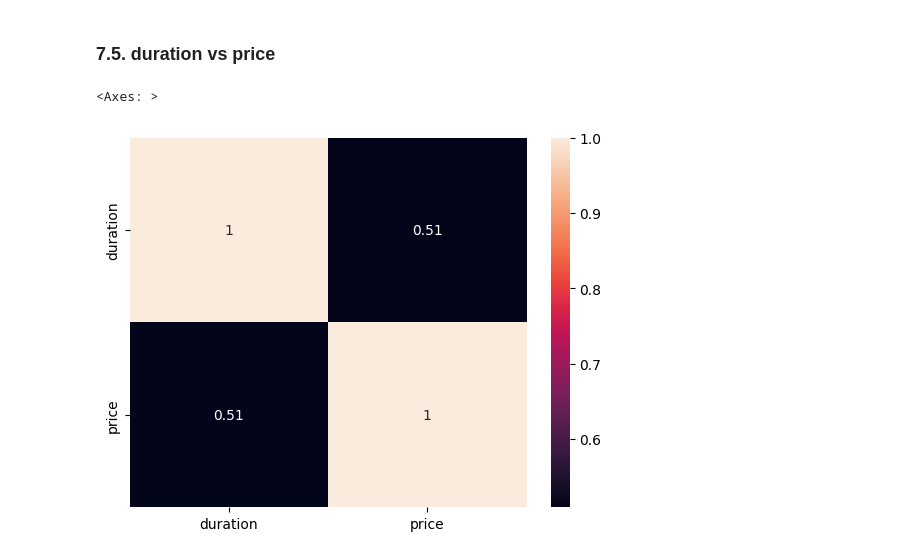
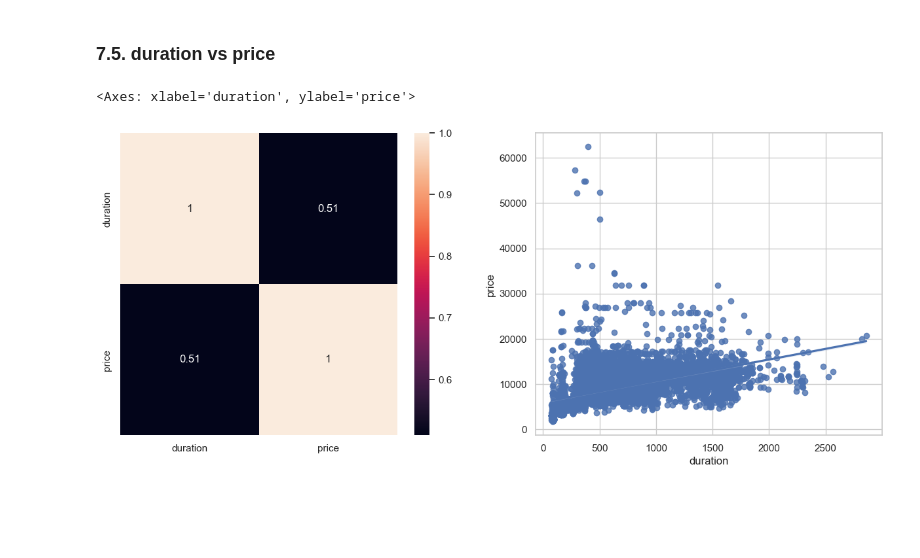
Before and after one commit to PRSOUBHAGYA/flights-price-prediction-sagemaker, a Jupyter notebook: notebook/eda.ipynb, the cells around one changed output. Cells and saved outputs as stored; diff of their text form; code cells hidden in the pictures; blank space fills up the shorter version.

```diff
--- a/notebook/eda.ipynb
+++ b/notebook/eda.ipynb
@@ -524,7 +524,12 @@ plt.show()
 # %% [markdown]
 ### 7.5. duration vs price
 # %%
-sns.heatmap(train_df[['duration','price']].corr(),annot=True,)
+sns.set_theme(style="whitegrid")
+plt.figure(figsize=(15,6))
+plt.subplot(1,2,1)
+sns.heatmap(train_df[['duration','price']].corr(),annot=True)
+plt.subplot(1,2,2)
+sns.regplot(train_df,x='duration',y='price')
 # %% [output]
-<Axes: >
+<Axes: xlabel='duration', ylabel='price'>
-[figure, old version]
+[figure, new version]
```
Also changed, not shown: parts of 11 cells of this notebook.
